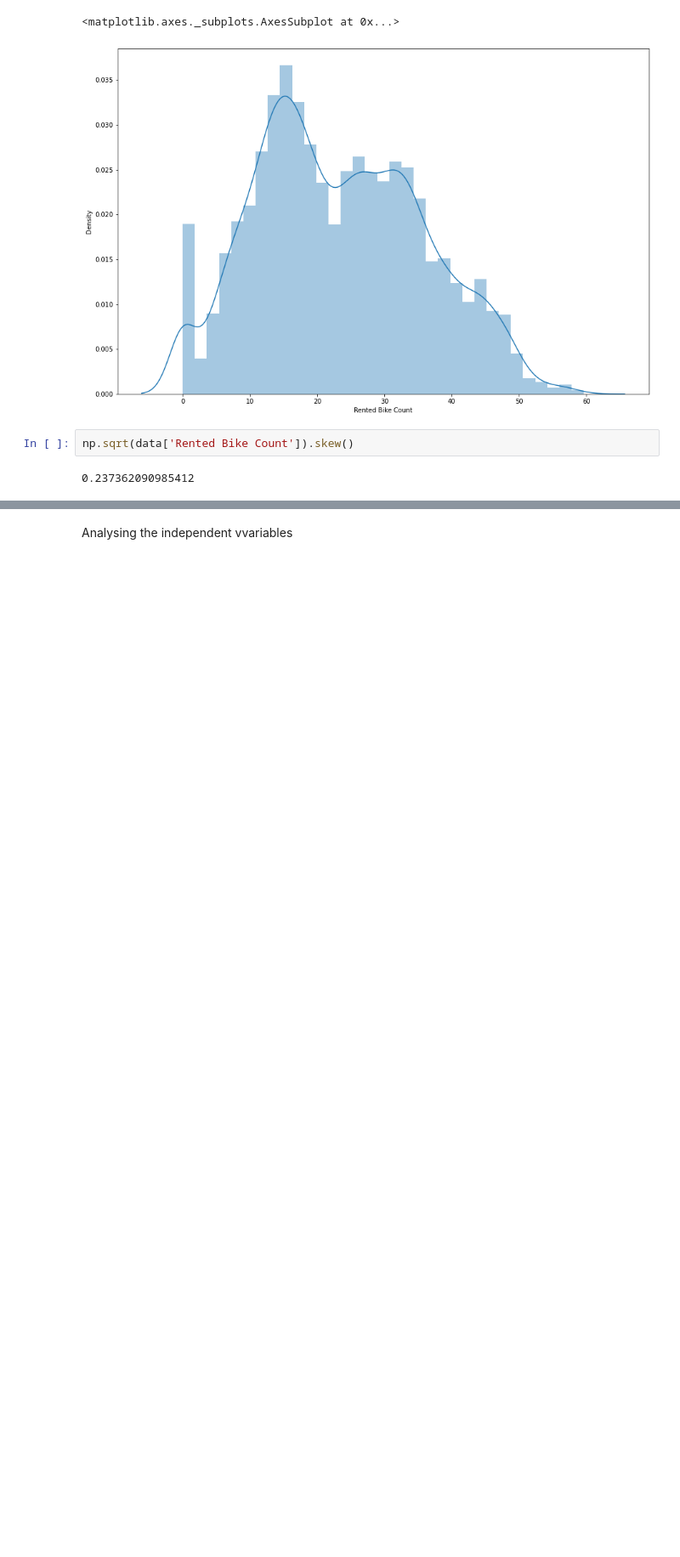
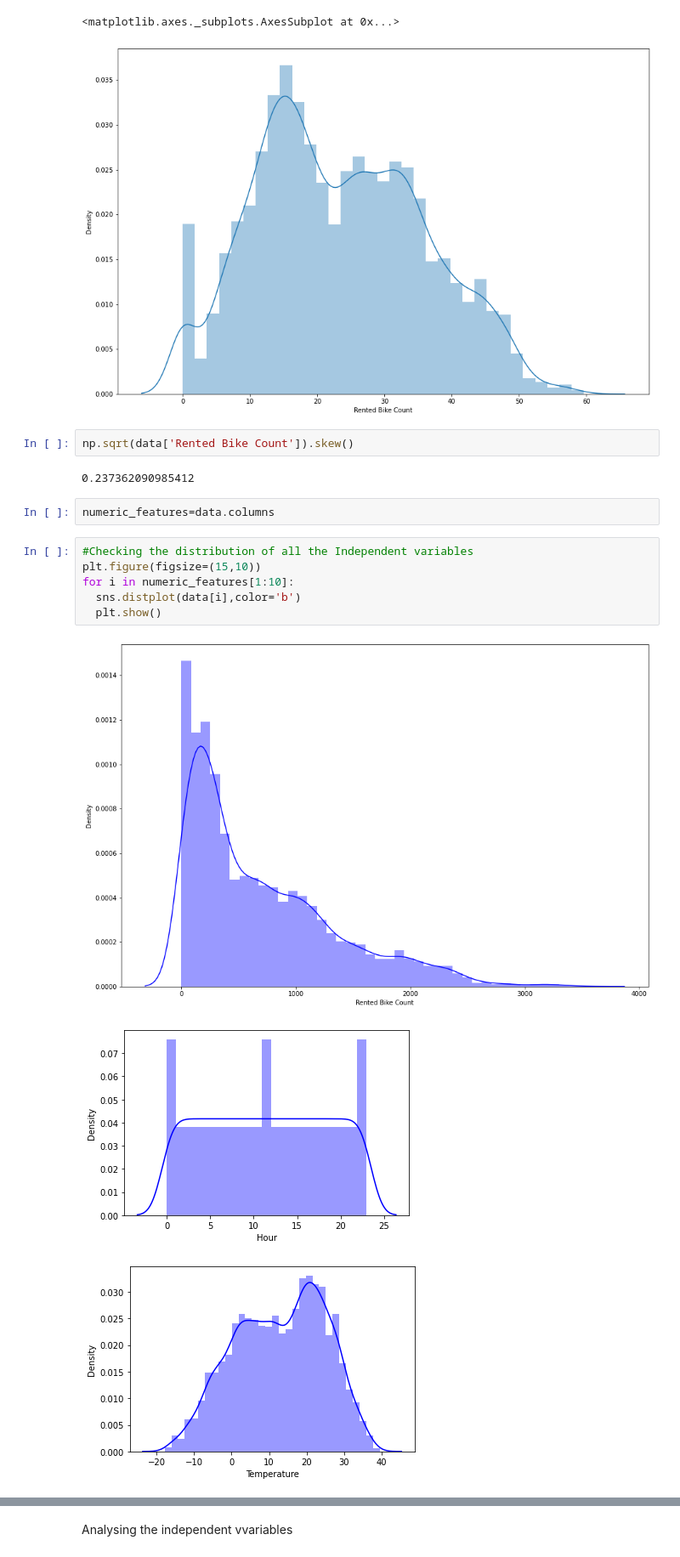
Before and after one commit to bharath967/Seoul-Bike-Sharing-Demand-Prediction, a Jupyter notebook: Bike_Sharing_Demand_Prediction_Capstone_Project.ipynb, the cells around one changed output, grey strips where cells are left out. Shown at 85% size. Cells and saved outputs as stored; diff of their text form; blank space fills up the shorter version.

```diff
--- a/Bike_Sharing_Demand_Prediction_Capstone_Project.ipynb
+++ b/Bike_Sharing_Demand_Prediction_Capstone_Project.ipynb
@@ -233,3 +229,15 @@ sns.distplot(np.sqrt(data['Rented Bike Count']))
 np.sqrt(data['Rented Bike Count']).skew()
 # %% [output]
 0.237362090985412
+# %%
+numeric_features=data.columns
+# %%
+#Checking the distribution of all the Independent variables
+plt.figure(figsize=(15,10))
+for i in numeric_features[1:10]:
+  sns.distplot(data[i],color='b')
+  plt.show()
+# %% [output]
+[figure, added]
+[figure, added]
+[figure, added]
```
Also changed, not shown: parts of 22 cells of this notebook.
